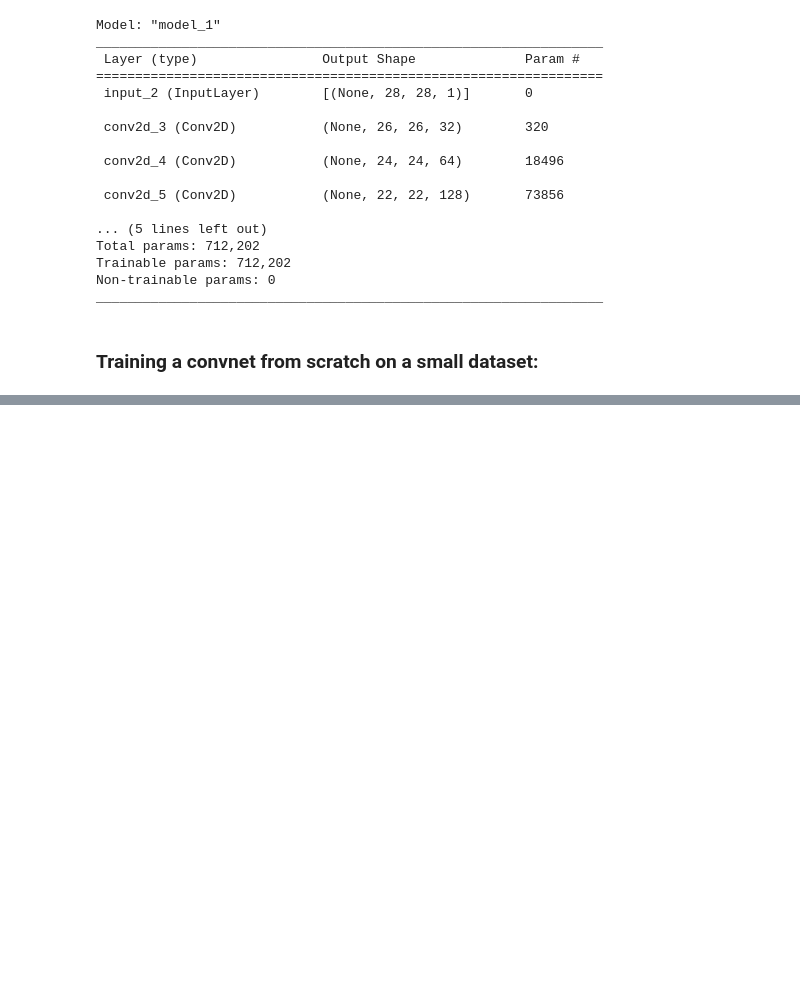
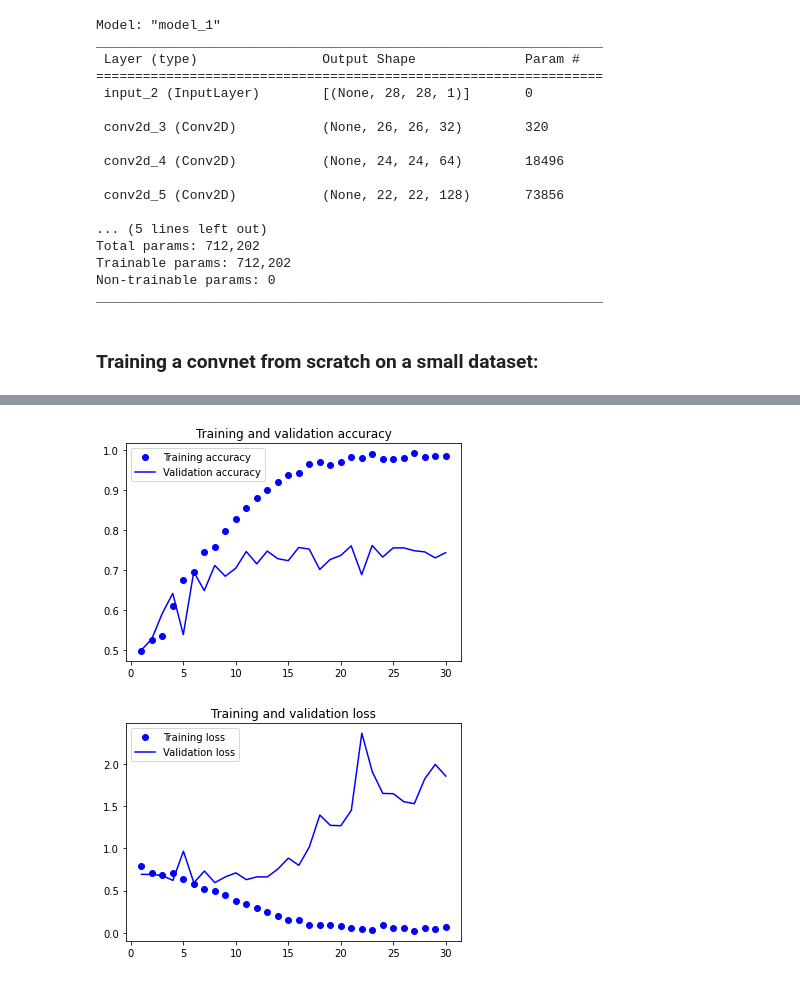
Before and after one commit to Bohdan-at-Kulinich/Machine-Learning, a Jupyter notebook: Convnets.ipynb, the cells around one changed output, grey strips where cells are left out. Cells and saved outputs as stored; diff of their text form; code cells hidden in the pictures; blank space fills up the shorter version.

Commit message:
Created using Colaboratory: Data augmentation

```diff
--- a/Convnets.ipynb
+++ b/Convnets.ipynb
@@ -209,0 +341,17 @@ FileExistsError: ignored
+# %%
+# Fitting the model using a Dataset:
+
+# use a ModelCheckpoint callback to save the model after each epoch:
+# save only a new file when the current value of val_loss metric is lower any previous one.
+callbacks = [
+    keras.callbacks.ModelCheckpoint(
+        filepath='convnet_from_scratch.keras',
+        save_best_only=True,
+        monitor='val_loss'
+    )
+]
+history = model.fit(
+    train_dataset,
+    epochs=30, validation_data=validation_dataset,
+    callbacks=callbacks
+)
@@ -209,0 +376,27 @@ FileExistsError: ignored
+# %%
+# Displaying curves fo loss and accuracy during training:
+
+import matplotlib.pyplot as plt
+
+accuracy = history.history['accuracy']
+val_accuracy = history.history['val_accuracy']
+loss = history.history['loss']
+val_loss = history.history['val_loss']
+epochs = range(1, len(accuracy)+1)
+
+plt.plot(epochs, accuracy, 'bo', label='Training accuracy')
+plt.plot(epochs, val_accuracy, 'b', label='Validation accuracy')
+plt.title('Training and validation accuracy')
+plt.legend()
+
+plt.figure()
+plt.plot(epochs, loss, 'bo', label='Training loss')
+plt.plot(epochs, val_loss, 'b', label='Validation loss')
+plt.title('Training and validation loss')
+plt.legend()
+plt.show()
+
+# Plots show the expected overfitting procces
+# %% [output]
+[figure, added]
+[figure, added]
```
Also changed, not shown: parts of 23 cells of this notebook.
